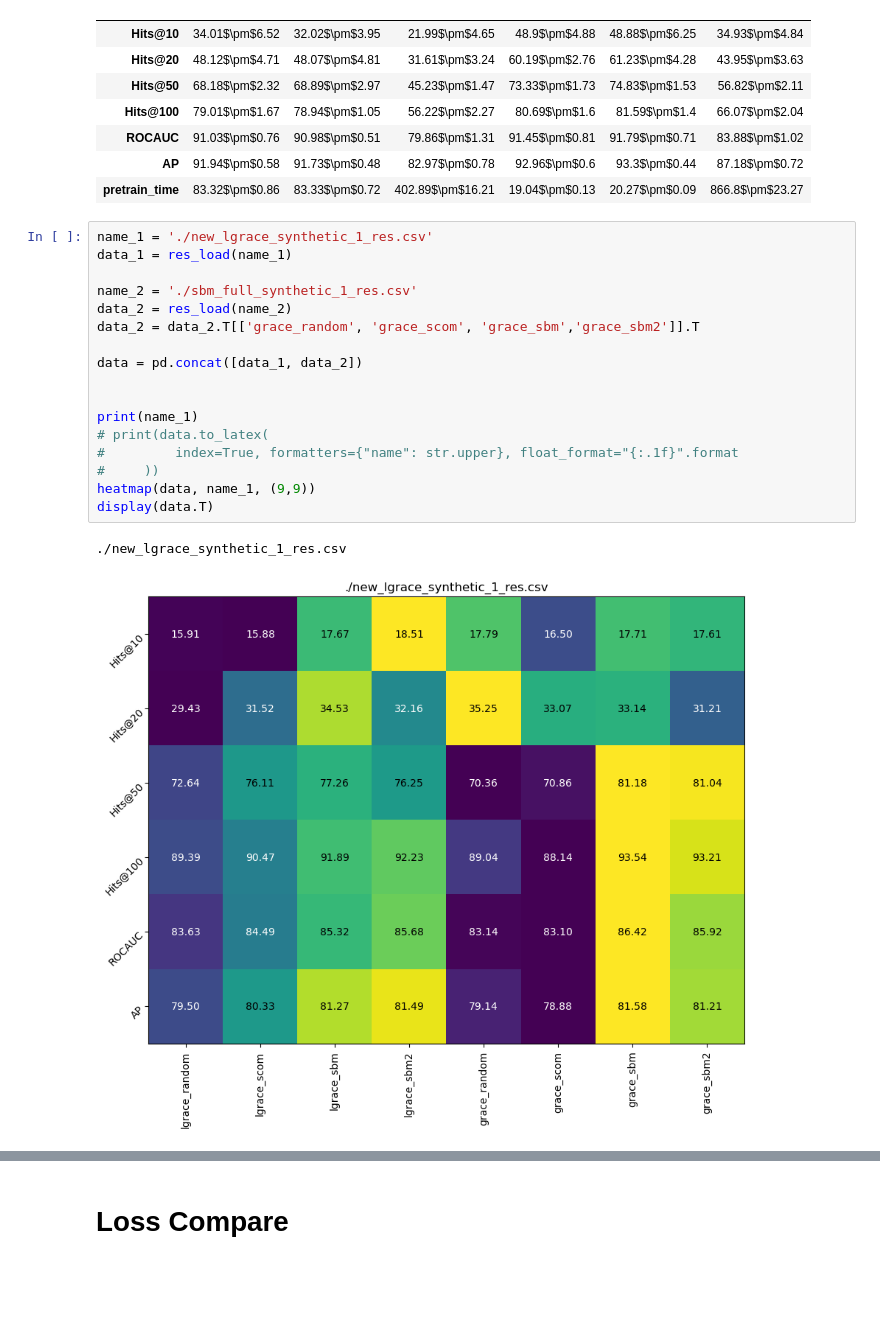
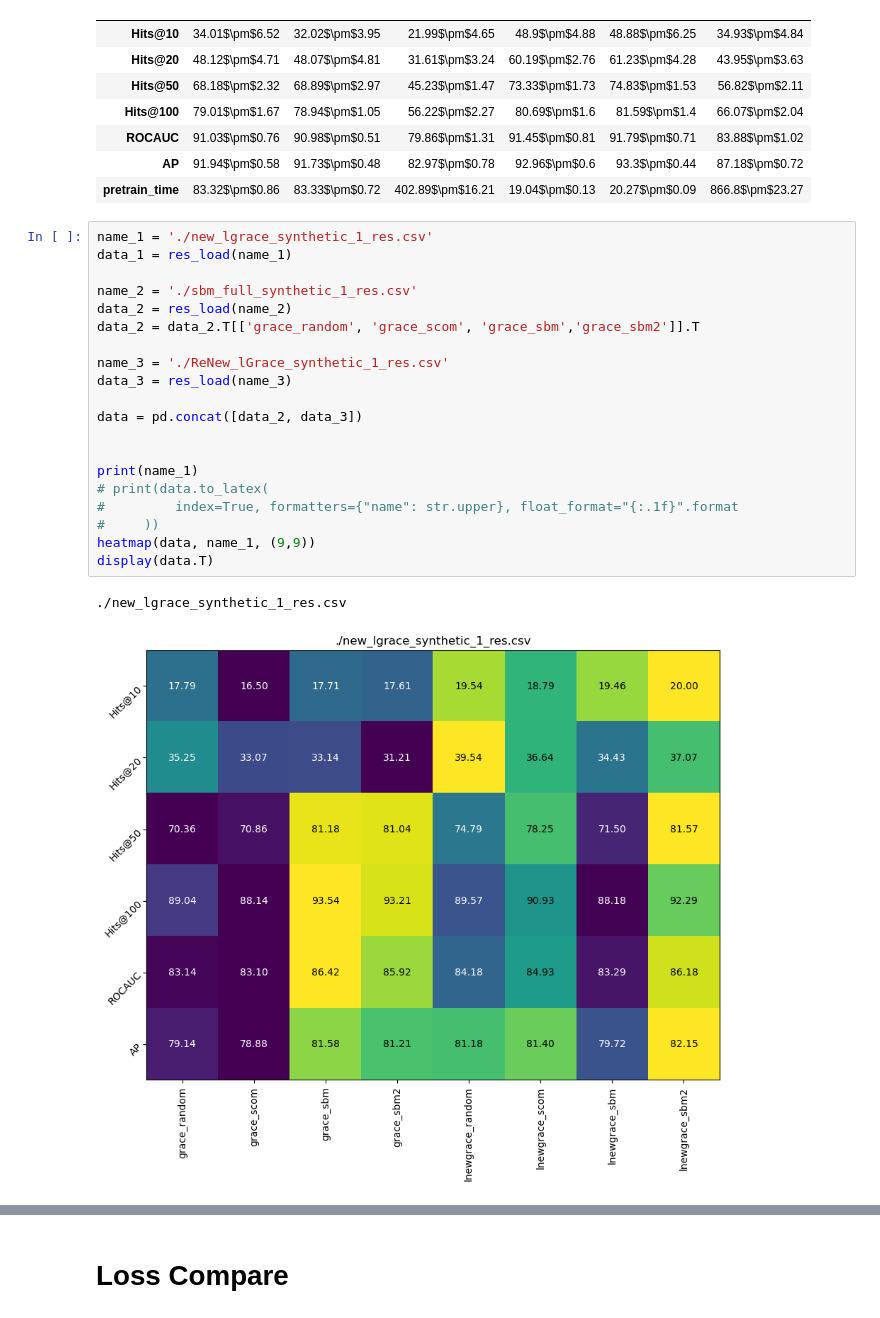
Before and after one commit to valentincuzin/GCL-Link-Prediction, a Jupyter notebook: New/output/Analysis.ipynb, the cells around one changed output, grey strips where cells are left out. Cells and saved outputs as stored; diff of their text form; blank space fills up the shorter version.

```diff
--- a/New/output/Analysis.ipynb
+++ b/New/output/Analysis.ipynb
@@ -647,20 +647,23 @@ display(data.T)
 # %%
 name_1 = './new_lgrace_synthetic_1_res.csv'
 data_1 = res_load(name_1)
 
 name_2 = './sbm_full_synthetic_1_res.csv'
 data_2 = res_load(name_2)
 data_2 = data_2.T[['grace_random', 'grace_scom', 'grace_sbm','grace_sbm2']].T
 
-data = pd.concat([data_1, data_2])
+name_3 = './ReNew_lGrace_synthetic_1_res.csv'
+data_3 = res_load(name_3)
+
+data = pd.concat([data_2, data_3])
 
 
 print(name_1)
 # print(data.to_latex(
 #         index=True, formatters={"name": str.upper}, float_format="{:.1f}".format
 #     ))
 heatmap(data, name_1, (9,9))
 display(data.T)
 # %% [output]
 ./new_lgrace_synthetic_1_res.csv
-[figure, old version]
+[figure, new version]
```
Also changed, not shown: parts of 3 cells of this notebook, 3 other files.
